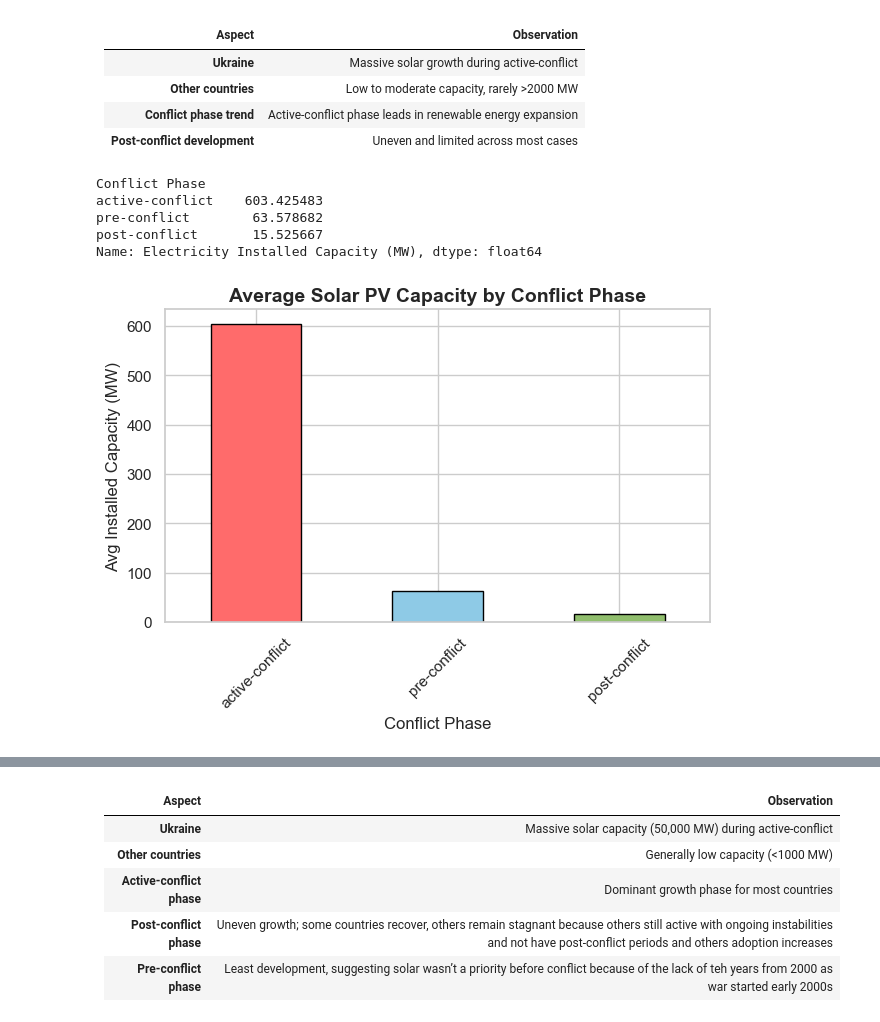
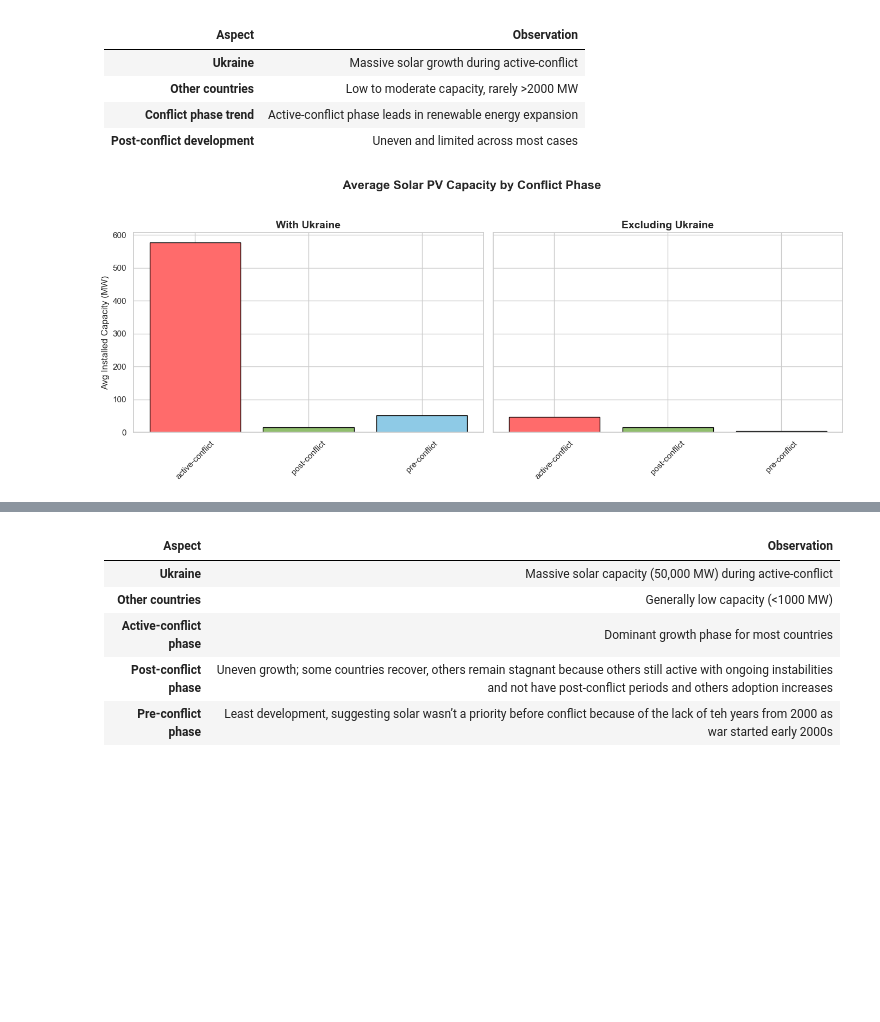
Before and after one commit to MIT-Emerging-Talent/ET6-CDSP-group-08-repo, a Jupyter notebook: 4_data_analysis/phases_analysis/1.phases_analysis.ipynb, the cells around one changed output, grey strips where cells are left out. Saved outputs shown, nothing was run; the diff lists cells and outputs as text; code cells hidden in the pictures; blank space fills up the shorter version.

Commit message:
resolved skewed charts

```diff
--- a/4_data_analysis/phases_analysis/1.phases_analysis.ipynb
+++ b/4_data_analysis/phases_analysis/1.phases_analysis.ipynb
@@ -57,3 +44,11 @@ df = pd.read_excel(
+# %%
+# 2. Load Dataset
+
+
+
+url = "https://raw.githubusercontent.com/MIT-Emerging-Talent/ET6-CDSP-group-08-repo/main/1_datasets/cleaned_data/ONG_conflictcountriesonly.xlsx"
+
+df = pd.read_excel(url, engine="openpyxl")
 # %%
 # 3. Quick Preview
 print(df.head())
@@ -252,7 +247,7 @@ for idx, country in enumerate(countries):
             marker="o",
         )
 
-    ax.set_title("{country}", fontsize=14, fontweight="bold")
+    ax.set_title(f"{country}", fontsize=14, fontweight="bold")
     ax.set_ylabel("Capacity (MW)", fontsize=10)
     ax.grid(True)
     ax.legend(fontsize=9)
@@ -374,35 +369,51 @@ plt.show()
 | **Conflict phase trend**      | Active-conflict phase leads in renewable energy expansion |
 | **Post-conflict development** | Uneven and limited across most cases           |
 # %%
-# 10. Average Solar Energy Capacity by Conflict Phase
-
-avg_capacity_by_phase = (
+#10. Average Solar PV Capacity by Conflict Phase (with and without Ukraine)
+# Group with Ukraine
+avg_with_ukraine = (
     solar_df.groupby("Conflict Phase")["Electricity Installed Capacity (MW)"]
     .mean()
-    .sort_values(ascending=False)
+    .sort_index()
 )
 
-print(avg_capacity_by_phase)
+# Group without Ukraine
+filtered_df = solar_df[solar_df["Country"] != "Ukraine"]
+avg_without_ukraine = (
+    filtered_df.groupby("Conflict Phase")["Electricity Installed Capacity (MW)"]
+    .mean()
+    .sort_index()
+)
 
-# Plot
-avg_capacity_by_phase.plot(
-    kind="bar",
-    color=[phase_colors[phase] for phase in avg_capacity_by_phase.index],
+# Plot side-by-side
+fig, axes = plt.subplots(1, 2, figsize=(14, 6), sharey=True)
+
+# Plot with Ukraine
+axes[0].bar(
+    avg_with_ukraine.index,
+    avg_with_ukraine.values,
+    color=[phase_colors.get(phase, "#999999") for phase in avg_with_ukraine.index],
     edgecolor="black",
 )
+axes[0].set_title("With Ukraine", fontsize=14, weight="bold")
+axes[0].set_ylabel("Avg Installed Capacity (MW)")
+axes[0].tick_params(axis="x", rotation=45)
 
-plt.title("Average Solar PV Capacity by Conflict Phase", fontsize=14, weight="bold")
-plt.ylabel("Avg Installed Capacity (MW)")
-plt.xticks(rotation=45)
-plt.tight_layout()
+# Plot without Ukraine
+axes[1].bar(
+    avg_without_ukraine.index,
+    avg_without_ukraine.values,
+    color=[phase_colors.get(phase, "#999999") for phase in avg_without_ukraine.index],
+    edgecolor="black",
+)
+axes[1].set_title("Excluding Ukraine", fontsize=14, weight="bold")
+axes[1].tick_params(axis="x", rotation=45)
+
+fig.suptitle("Average Solar PV Capacity by Conflict Phase", fontsize=16, weight="bold")
+plt.tight_layout(rect=[0, 0.03, 1, 0.95])
 plt.show()
 # %% [output]
-Conflict Phase
-active-conflict    603.425483
-pre-conflict        63.578682
-post-conflict       15.525667
-Name: Electricity Installed Capacity (MW), dtype: float64
-[figure, old version]
+[figure, new version]
 # %%
 # 11. Visualizing Solar Capacity by Conflict Phase
 
```
Also changed, not shown: parts of 7 cells of this notebook, 6 other files.
